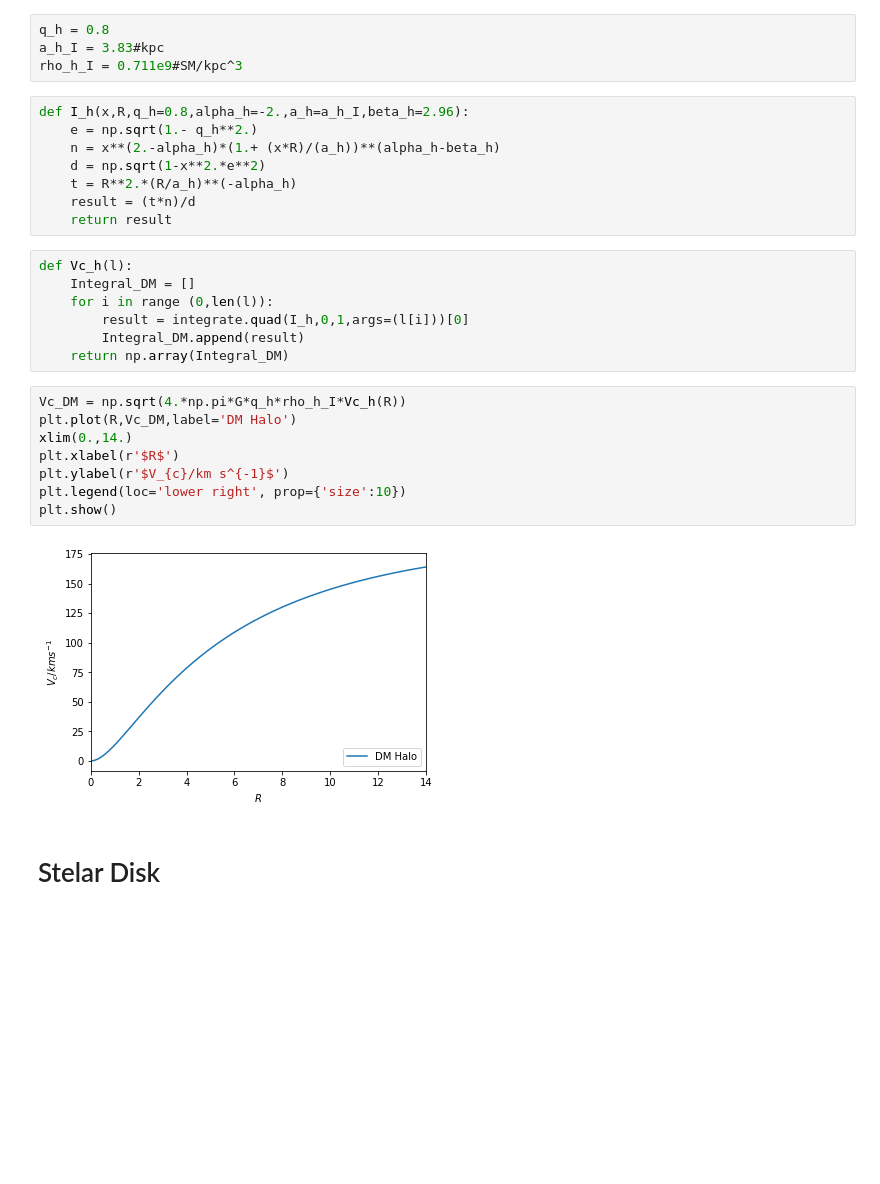
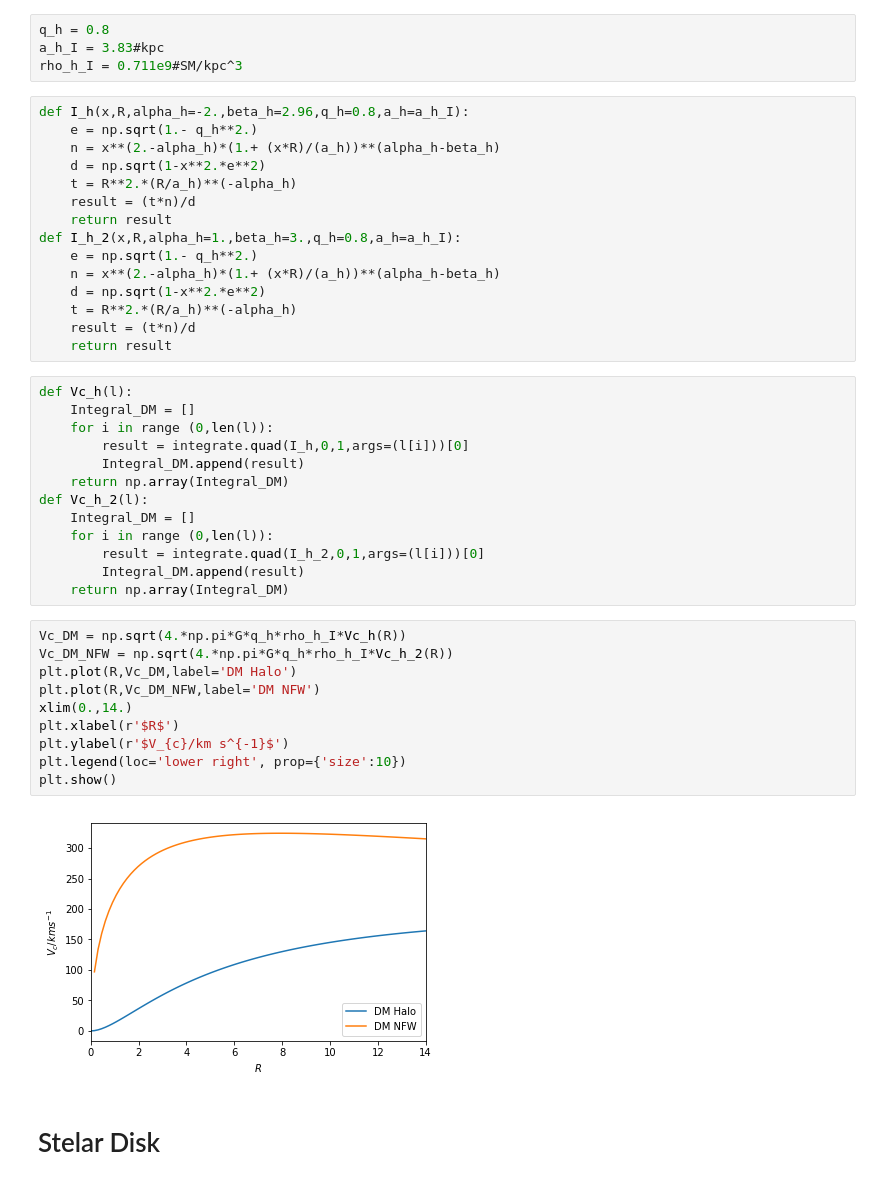
Before and after one commit to atalianb/ParaTesis, a Jupyter notebook: Model_I_v2.ipynb, the cells around one changed output. Cells and saved outputs as stored; diff of their text form; blank space fills up the shorter version.

```diff
--- a/Model_I_v2.ipynb
+++ b/Model_I_v2.ipynb
@@ -72,13 +72,20 @@ q_h = 0.8
 a_h_I = 3.83#kpc
 rho_h_I = 0.711e9#SM/kpc^3
 # %%
-def I_h(x,R,q_h=0.8,alpha_h=-2.,a_h=a_h_I,beta_h=2.96):
+def I_h(x,R,alpha_h=-2.,beta_h=2.96,q_h=0.8,a_h=a_h_I):
     e = np.sqrt(1.- q_h**2.)
     n = x**(2.-alpha_h)*(1.+ (x*R)/(a_h))**(alpha_h-beta_h)
     d = np.sqrt(1-x**2.*e**2)
     t = R**2.*(R/a_h)**(-alpha_h)
     result = (t*n)/d
     return result
+def I_h_2(x,R,alpha_h=1.,beta_h=3.,q_h=0.8,a_h=a_h_I):
+    e = np.sqrt(1.- q_h**2.)
+    n = x**(2.-alpha_h)*(1.+ (x*R)/(a_h))**(alpha_h-beta_h)
+    d = np.sqrt(1-x**2.*e**2)
+    t = R**2.*(R/a_h)**(-alpha_h)
+    result = (t*n)/d
+    return result
 # %%
 def Vc_h(l):
     Integral_DM = []
@@ -86,16 +93,24 @@ def Vc_h(l):
         result = integrate.quad(I_h,0,1,args=(l[i]))[0]
         Integral_DM.append(result)
     return np.array(Integral_DM)
+def Vc_h_2(l):
+    Integral_DM = []
+    for i in range (0,len(l)):
+        result = integrate.quad(I_h_2,0,1,args=(l[i]))[0]
+        Integral_DM.append(result)
+    return np.array(Integral_DM)
 # %%
 Vc_DM = np.sqrt(4.*np.pi*G*q_h*rho_h_I*Vc_h(R))
+Vc_DM_NFW = np.sqrt(4.*np.pi*G*q_h*rho_h_I*Vc_h_2(R))
 plt.plot(R,Vc_DM,label='DM Halo')
+plt.plot(R,Vc_DM_NFW,label='DM NFW')
 xlim(0.,14.)
 plt.xlabel(r'$R$')
 plt.ylabel(r'$V_{c}/km s^{-1}$')
 plt.legend(loc='lower right', prop={'size':10})
 plt.show()
 # %% [output]
-[figure, old version]
+[figure, new version]
 # %% [markdown]
 # Stelar Disk
 # %% [markdown]
```
